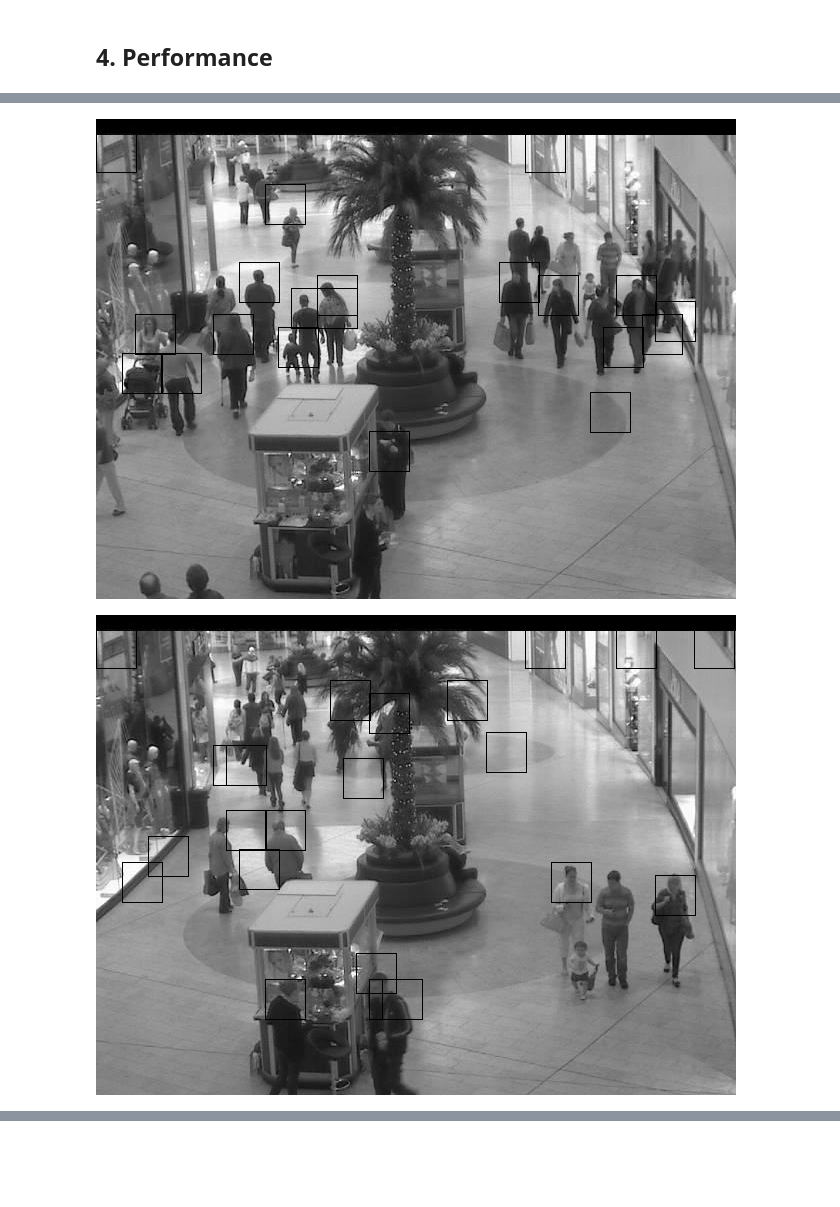
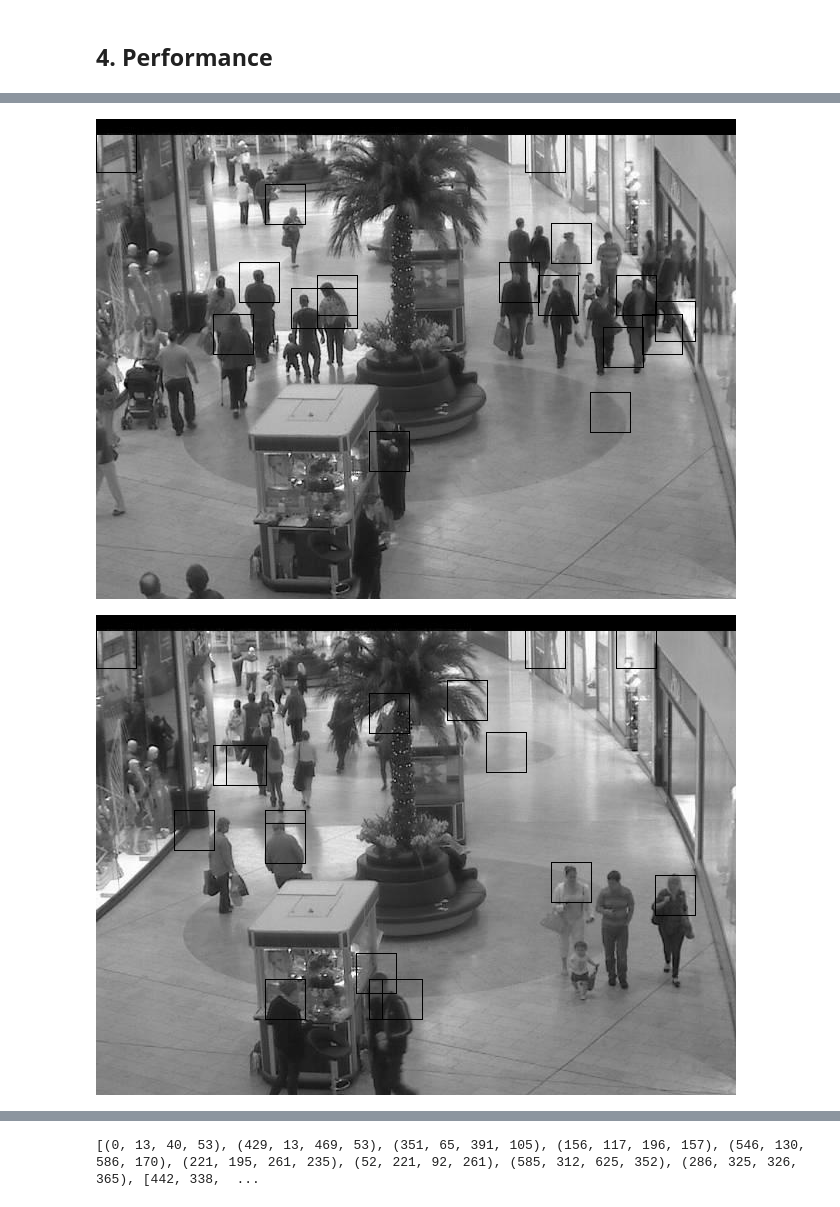
Before and after one commit to du-hr/CrowdCounter, a Jupyter notebook: Crowd_Counter.ipynb, the cells around one changed output, grey strips where cells are left out. Drawn from its saved outputs; the diff is of its cells as text; code cells hidden in the pictures; blank space fills up the shorter version.

Commit message:
No-Duplicates semi working

```diff
--- a/Crowd_Counter.ipynb
+++ b/Crowd_Counter.ipynb
@@ -441,11 +455,12 @@ for i in listOfLocations:
       new_element[2] = second_element[2]
       new_element[3] = second_element[3]
       list_of_locations_no_duplicates.append(new_element)
-      list_of_deletion.append(second_element)
+      #list_of_locations_no_duplicates.remove(second_element)
+      #list_of_deletion.append(second_element)
     else:
       list_of_locations_no_duplicates.append(first_element)
-  for z in list_of_deletion:
-    list_of_locations_no_duplicates.remove(z)
+ # for z in list_of_deletion:
+  #  list_of_locations_no_duplicates.remove(z)
   list_of_list_of_no_duplicates.append(list_of_locations_no_duplicates)
 
 
@@ -477,2 +492,2 @@ for image in dotImages:
-[figure, old version]
+[figure, new version]
-[figure, old version]
+[figure, new version]
@@ -479,0 +495,4 @@ for image in dotImages:
+# %%
+print(list_of_locations_no_duplicates)
+# %% [output]
+[(0, 13, 40, 53), (429, 13, 469, 53), (351, 65, 391, 105), (156, 117, 196, 157), (546, 130, 586, 170), (221, 195, 261, 235), (52, 221, 92, 261), (585, 312, 625, 352), (286, 325, 326, 365), [442, 338,  ...
```
Also changed, not shown: parts of 4 cells of this notebook.
